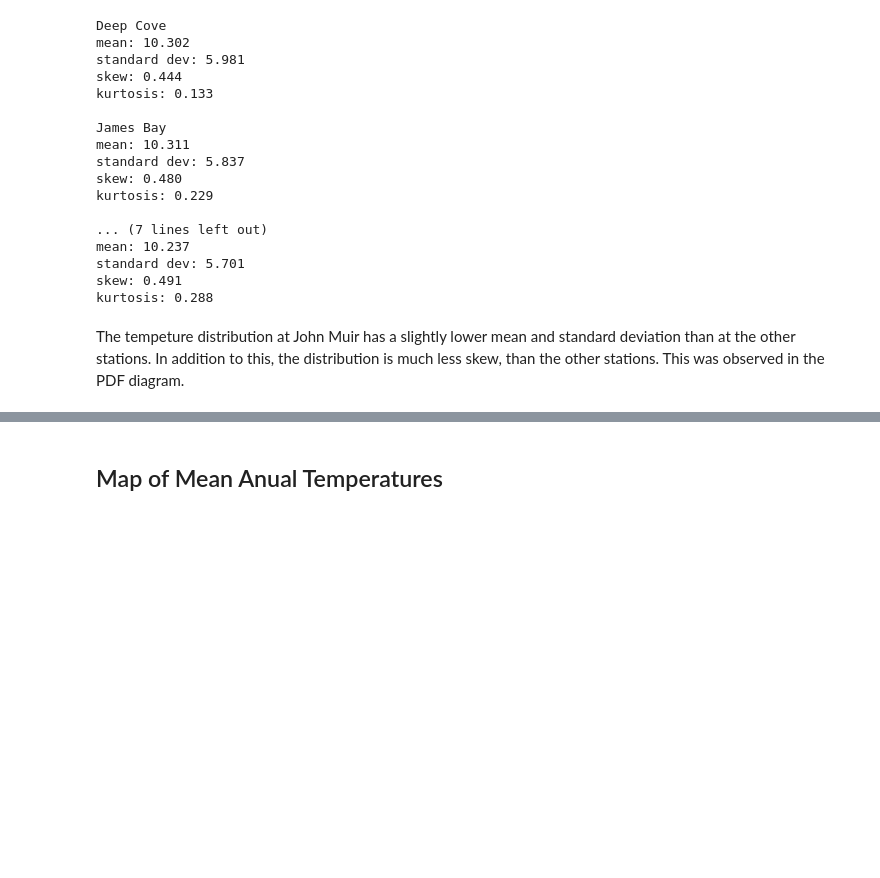
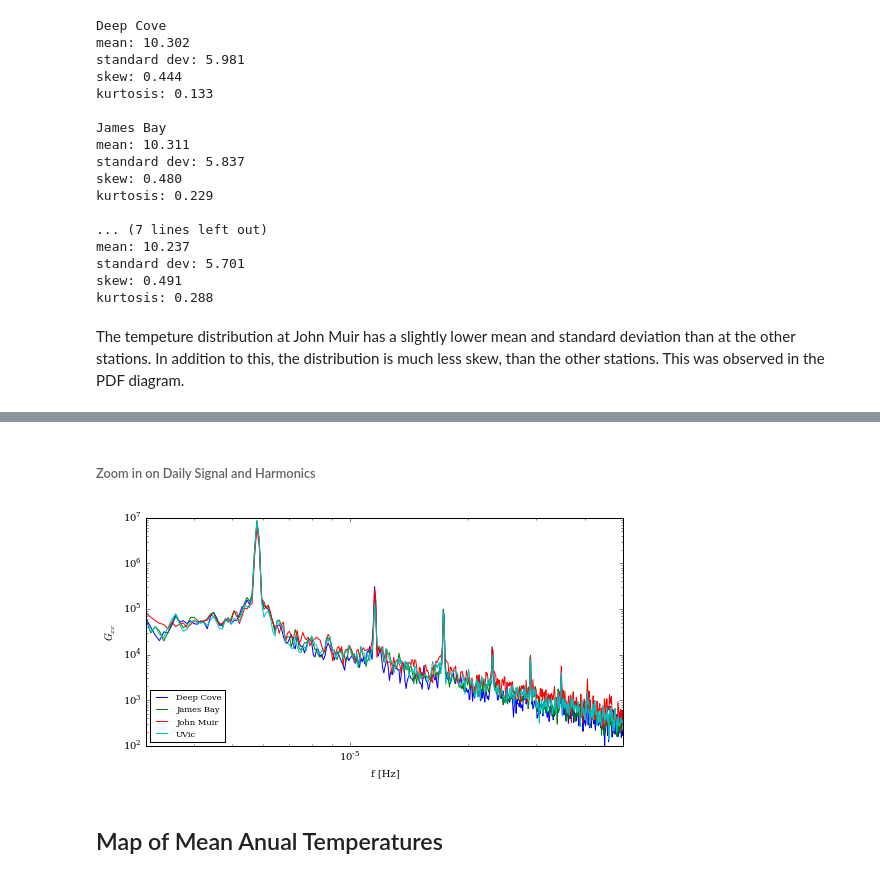
Before and after one commit to lluttrell/Phys411ProjectMaster, a Jupyter notebook: ProjectMaster.ipynb, the cells around one changed output, grey strips where cells are left out. Cells and saved outputs as stored; diff of their text form; code cells hidden in the pictures; blank space fills up the shorter version.

```diff
--- a/ProjectMaster.ipynb
+++ b/ProjectMaster.ipynb
@@ -352,3 +389,19 @@ The tempeture distribution at John Muir has a slightly lower mean and standard d
+# %% [markdown]
+###### Zoom in on Daily Signal and Harmonics
+# %%
+fig,ax = plt.subplots(1,1,figsize=(7.5,4))
+
+for i in range(0,4):
+    minutedata = files[i]
+    g,f = mlab.psd(minutedata[:,1],NFFT=nfft,Fs=1./dt,noverlap=nfft/2,window=mlab.window_hanning)
+    ax.loglog(f,g,label=names[i])
+
+ax.set_xlabel('f [Hz]'); ax.set_ylabel('$G_{xx}$');ax.legend(fontsize='small',loc=0)
+ax.set_xlim(3e-6,5e-5); ax.set_ylim(1e2,1e7)
+plt.tight_layout()
+fig.savefig('psddaily.png',dpi=300)
+# %% [output]
+[figure, added]
 # %% [markdown]
 ## Map of Mean Anual Temperatures
 # %%
```
Also changed, not shown: parts of 10 cells of this notebook.
